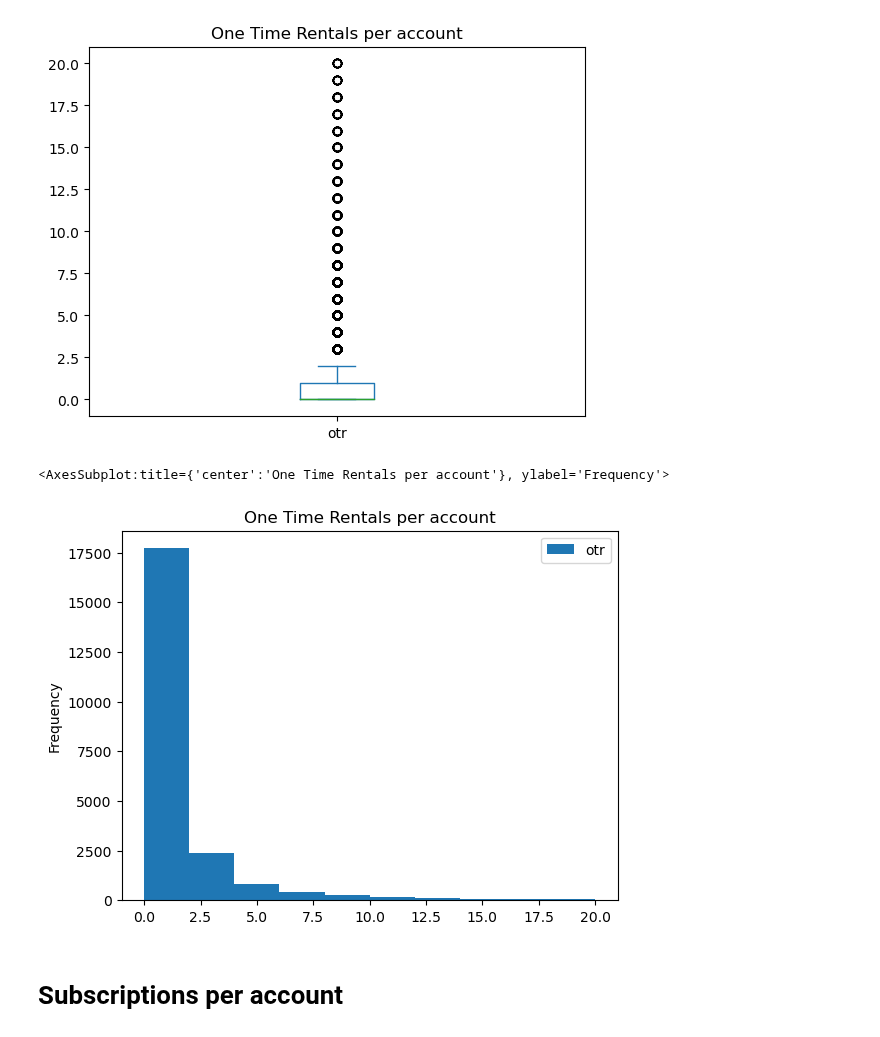
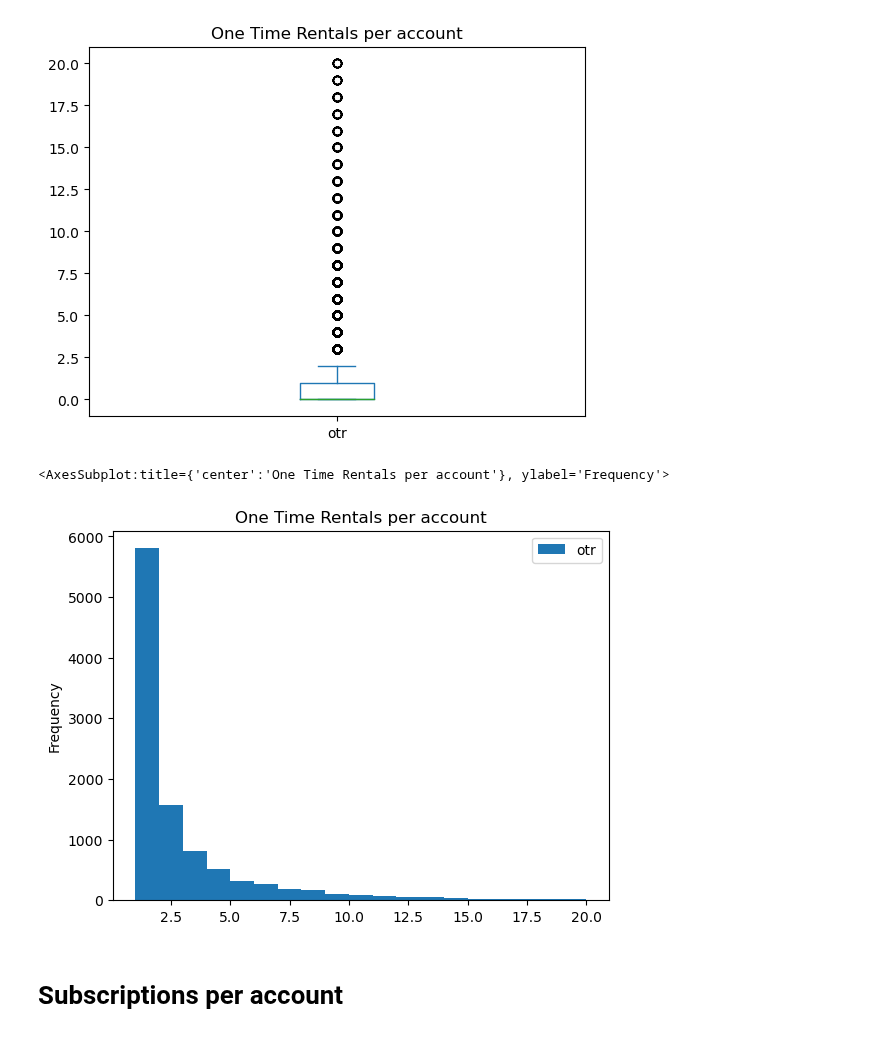
Before and after one commit to elisicke/Data-Analyst-Capstone-Project, a Jupyter notebook: EDA_phillipp.ipynb, the cells around one changed output. Saved outputs shown, nothing was run; the diff lists cells and outputs as text; code cells hidden in the pictures.

```diff
--- a/EDA_phillipp.ipynb
+++ b/EDA_phillipp.ipynb
@@ -65,9 +67,9 @@ sf.get_dataframe(f'SELECT account_key as account, onetime_rental_count as otr FR
 <AxesSubplot:title={'center':'One Time Rentals per account'}>
 [figure]
 # %%
-sf.get_dataframe(f'SELECT account_key as account, onetime_rental_count as otr FROM {schema}.accounts WHERE onetime_rental_count <= 20 ORDER BY otr DESC').plot(kind="hist", title="One Time Rentals per account")
+sf.get_dataframe(f'SELECT account_key as account, onetime_rental_count as otr FROM {schema}.accounts WHERE onetime_rental_count > 0 and onetime_rental_count <= 20 ORDER BY otr DESC').plot(kind="hist", bins=19, title="One Time Rentals per account")
 # %% [output]
 <AxesSubplot:title={'center':'One Time Rentals per account'}, ylabel='Frequency'>
-[figure, old version]
+[figure, new version]
 # %% [markdown]
 # Subscriptions per account
```
Also changed, not shown: parts of 20 cells of this notebook.
